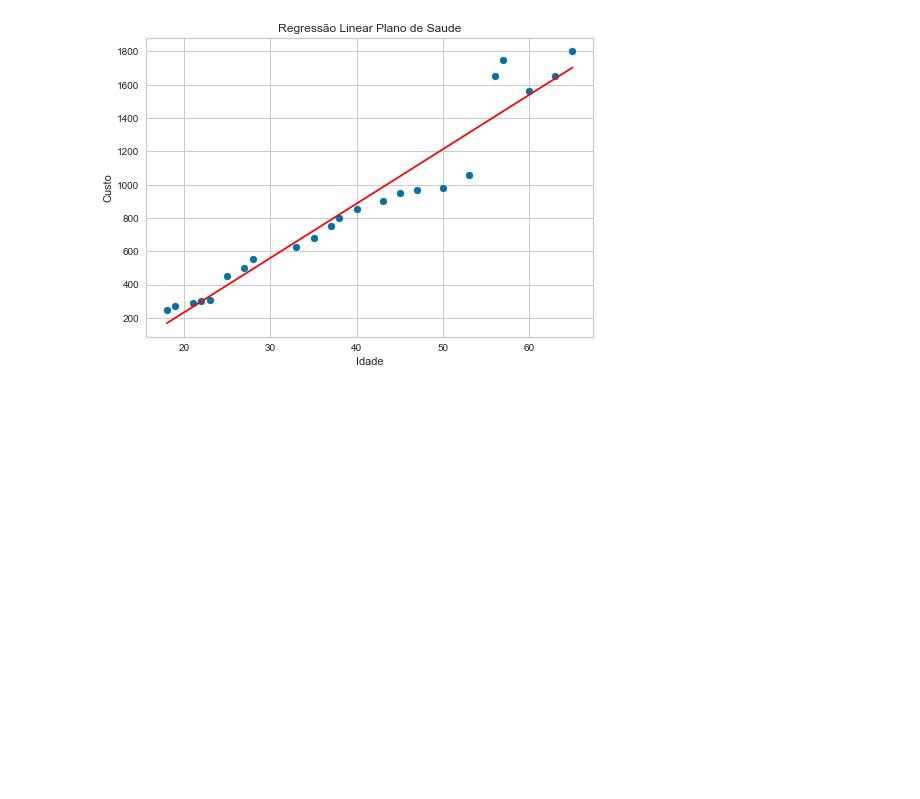
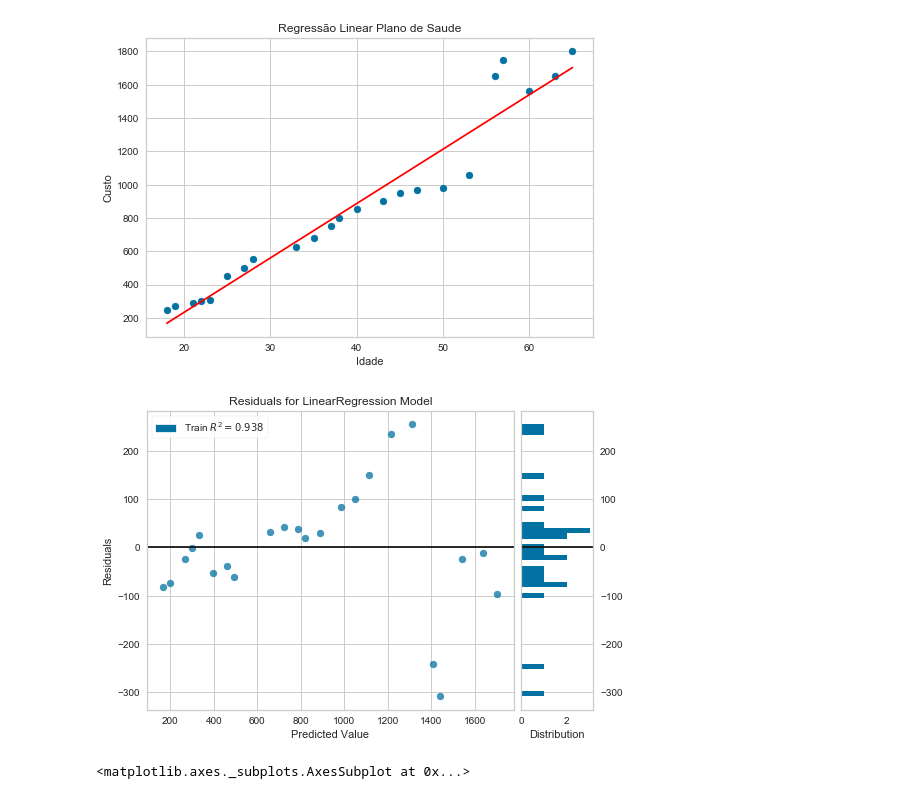
Before and after one commit to Skytronn/Regressao-Linear, a Jupyter notebook: Regressao-Linear.ipynb, the cells around one changed output. Drawn from its saved outputs; the diff is of its cells as text; code cells hidden in the pictures; blank space fills up the shorter version.

```diff
--- a/Regressao-Linear.ipynb
+++ b/Regressao-Linear.ipynb
@@ -44,3 +44,12 @@ print(score)
 # %% [output]
 0.938018284321735
 [figure]
+# %%
+#Visualização dos residuos
+
+visual = ResidualsPlot(regressor)
+visual.fit(X, Y)
+visual.poof()
+# %% [output]
+[figure, added]
+<matplotlib.axes._subplots.AxesSubplot at 0x...>
```
Also changed, not shown: 2 other files.
